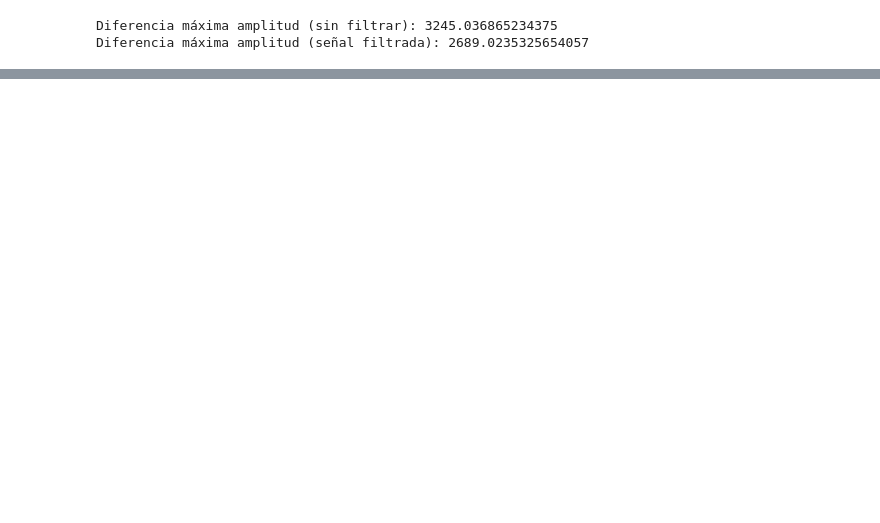
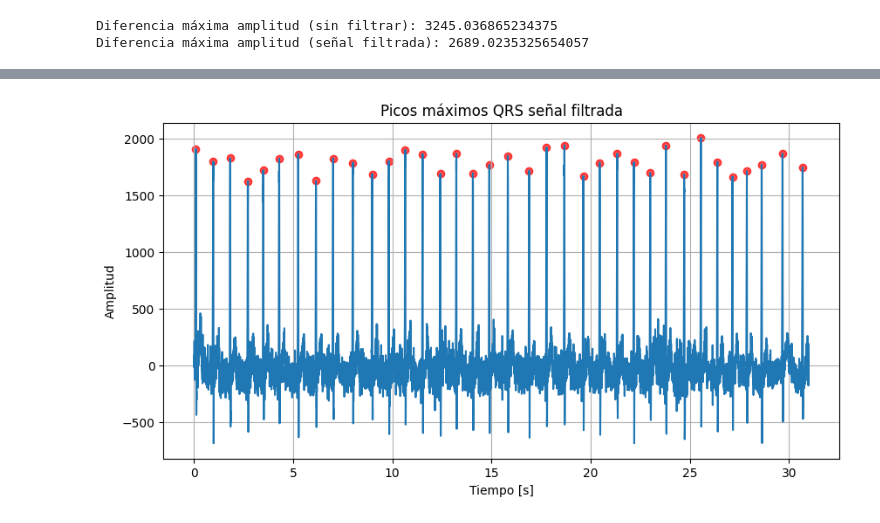
Before and after one commit to marianayarce1224/lab_biosenales, a Jupyter notebook: PRACTICA3/P3_Parte1_Python_G3.ipynb, the cells around one changed output, grey strips where cells are left out. Saved outputs shown, nothing was run; the diff lists cells and outputs as text; code cells hidden in the pictures; blank space fills up the shorter version.

```diff
--- a/PRACTICA3/P3_Parte1_Python_G3.ipynb
+++ b/PRACTICA3/P3_Parte1_Python_G3.ipynb
@@ -101,0 +167,18 @@ A partir de lo anterior, se puede teorizar que el filtro utilizado tiene un comp
+# %%
+fig, axs = plt.subplots(1,1, figsize=(10,5))
+
+peaks_QRS = []
+for i in range(38):
+  peaks_QRS.append(max(filt_signal[i*802:(i+1)*802]))
+peaks_QRS = np.array(peaks_QRS)
+peaks_index = [np.where(filt_signal == peak)[0][0] for peak in peaks_QRS if peak >= 1500]
+
+axs.plot(t[:-1], filt_signal)
+axs.scatter(t[peaks_index], filt_signal[peaks_index], color='r', marker='o', alpha=0.7)
+axs.set_xlabel('Tiempo [s]')
+axs.set_ylabel('Amplitud')
+axs.set_title('Picos máximos QRS señal filtrada')
+axs.grid()
+plt.show()
+# %% [output]
+[figure, added]
```
Also changed, not shown: parts of 38 cells of this notebook.
